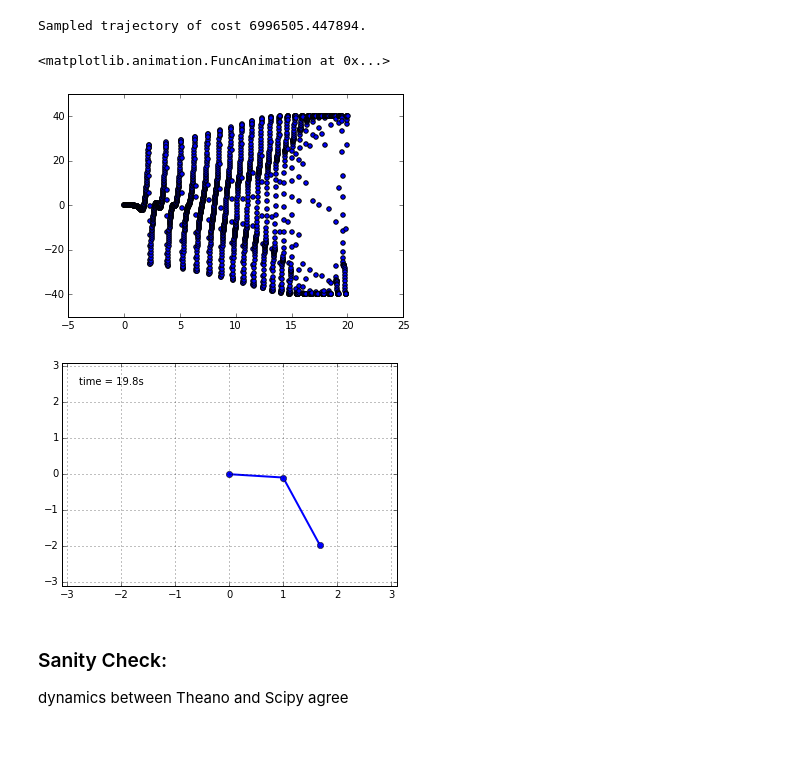
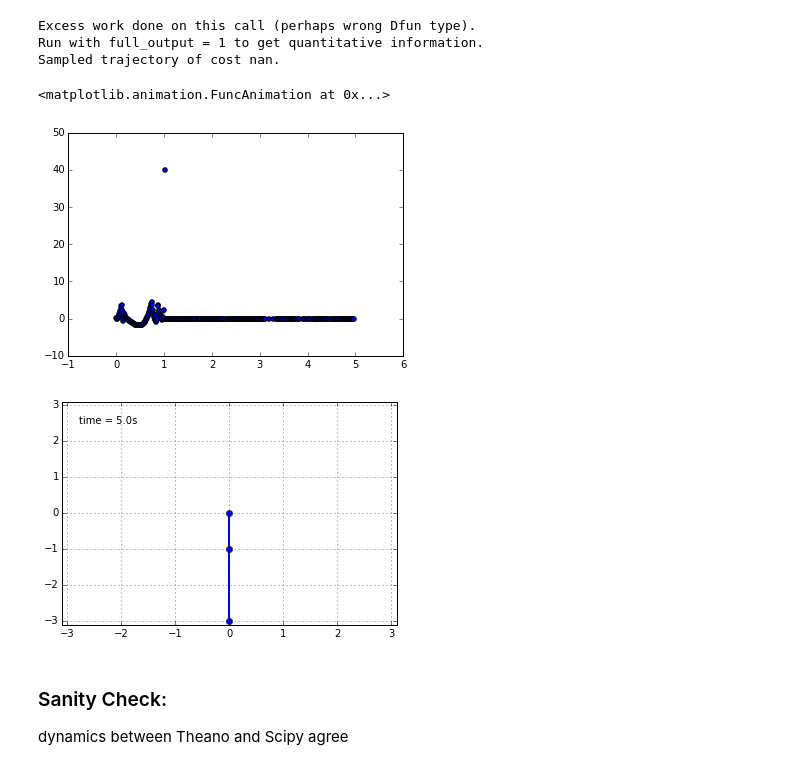
Before and after one commit to siemanko/guided-policy-search, a Jupyter notebook: Theano.ipynb, the cells around one changed output. Drawn from its saved outputs; the diff is of its cells as text; code cells hidden in the pictures; blank space fills up the shorter version.

```diff
--- a/Theano.ipynb
+++ b/Theano.ipynb
@@ -22,7 +24,7 @@ ipython_animations.enable_inline()
 def animation_for_model(model, initial_state, time_horizon, path=None):
     problem = DoublePendulumProblem()
     plant = problem.plant()
-    plant.controller = model.controller()
+    plant.controller = model.controller(model)
     #plant.controller = lambda x,t : 0.0
     traj = problem.compute_trajectory(plant, initial_state, time_horizon)
     problem.plot_u(plant, traj)
@@ -136,0 +161,7 @@ interact(show_model,
+# %%
+hiddens = [T.vector() for i in range(len(model._mlp.params))]
+pred, new_hiddens = model._mlp.predict(model._x, hiddens)
+model.predict_with_hidden= {}
+model.predict_with_hidden['test'] = theano.function([model._x] + hiddens,
+                                     [model.boundsify(pred)] + new_hiddens,
+                                     allow_input_downcast=model.allow_input_downcast)
@@ -137,11 +183,29 @@ interact(show_model,
+# %%
+def hidden_controller(self):
+    def c(x,t):
+        if any(np.isnan(x)) or not all(np.abs(x) < 1e100):
+            return 0.0
+
+        if not hasattr(self, '_current_hiddens') or self._current_hiddens is None:
+            # start off with biases:
+            self._current_hiddens = [params[3].get_value() for params in self._mlp.params]
+
+        prediction, *hiddens = self.predict_with_hidden['test'](np.array(x), *self._current_hiddens)
+        self._current_hiddens = hiddens
+        return prediction
+    return c
+
+model.controller = hidden_controller
 # %%
-initial_state = np.array([pi,0,pi,0])  + np.array([1.0,0.0,1.0,0.0]) * np.random.standard_normal([4]) * 0.001
-animation_for_model(model, initial_state, 20.0,)# path = r"mlp_100_200_dropout_20%.mp4")
+initial_state = np.array([pi,0,pi,0]) + np.array([1.0,0.0,1.0,0.0]) * np.random.standard_normal([4]) * 0.001
+animation_for_model(model, initial_state, 5.0)# path = r"mlp_100_200_dropout_20%.mp4")
 # %% [output]
-Sampled trajectory of cost 6996505.447894.
+Excess work done on this call (perhaps wrong Dfun type).
+Run with full_output = 1 to get quantitative information.
+Sampled trajectory of cost nan.
 <matplotlib.animation.FuncAnimation at 0x...>
-[figure, old version]
+[figure, new version]
-[figure, old version]
+[figure, new version]
 # %% [markdown]
 ### Sanity Check:
 dynamics between Theano and Scipy agree
```
Also changed, not shown: parts of 8 cells of this notebook, 10 other files.
